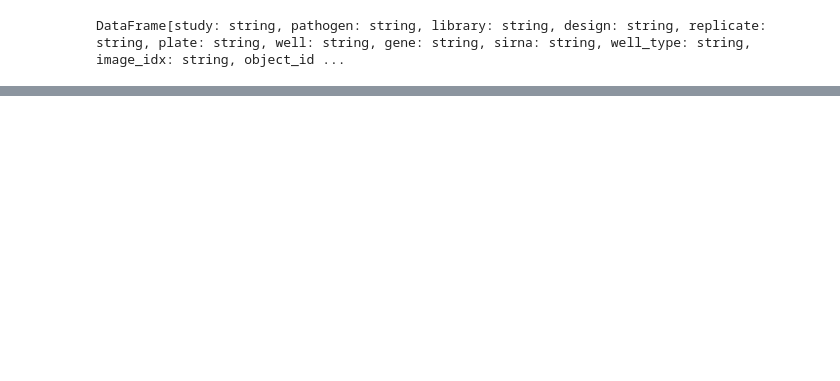
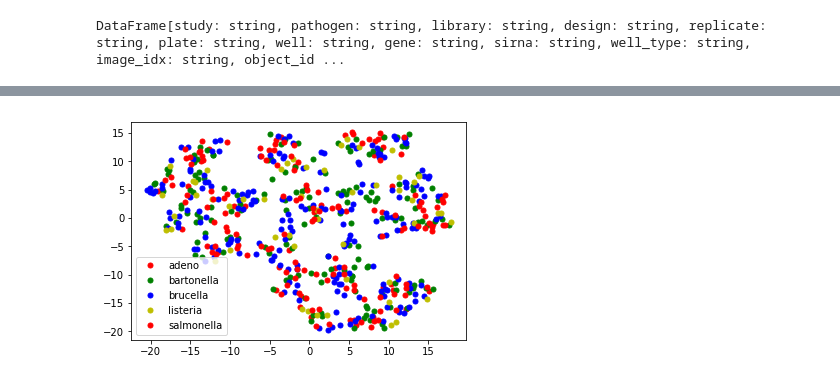
Before and after one commit to cbg-ethz/pybda, a Jupyter notebook: tix_notebooks/tix_euler_notebook.ipynb, the cells around one changed output, grey strips where cells are left out. Saved outputs shown, nothing was run; the diff lists cells and outputs as text; code cells hidden in the pictures; blank space fills up the shorter version.

```diff
--- a/tix_notebooks/tix_euler_notebook.ipynb
+++ b/tix_notebooks/tix_euler_notebook.ipynb
@@ -128,0 +189,9 @@ u
+# %%
+tsne = manifold.TSNE(n_components=2, init='pca', random_state=0)
+trans_data = tsne.fit_transform(df2.values)
+# %%
+transe=pandas.DataFrame(trans_data)
+transe["pathogen"] = Y.select("pathogen").toPandas()
+transe["design"] = Y.select("design").toPandas()
+transe.columns = ['a', 'b', 'pathogen', 'design']
+transe
@@ -128,0 +217,12 @@ u
+# %%
+fig, ax = matplotlib.pyplot.subplots()
+matplotlib.pyplot.rc('axes', prop_cycle=(cycler('color', ['r', 'g', 'b', 'y'])))
+ax.margins(0.05)
+
+groups = transe.groupby("pathogen")
+for name, group in groups:
+        ax.plot(group.a, group.b, marker='o', linestyle='', ms=5, label=name)
+ax.legend()
+matplotlib.pyplot.show()
+# %% [output]
+[figure, added]
```
Also changed, not shown: parts of 25 cells of this notebook.
